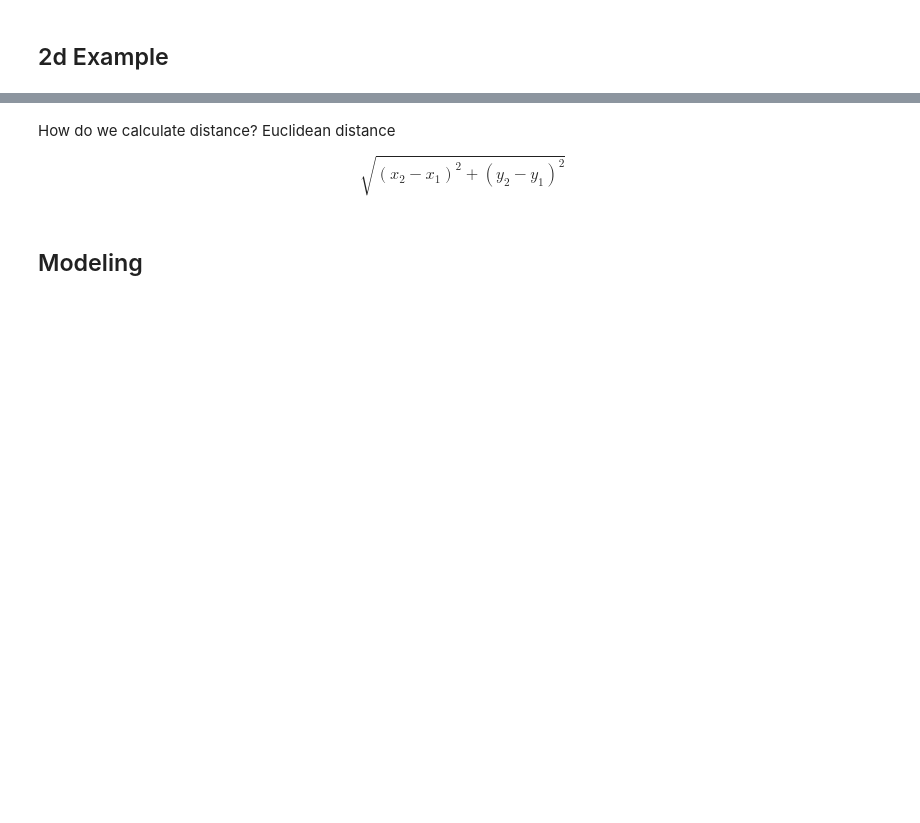
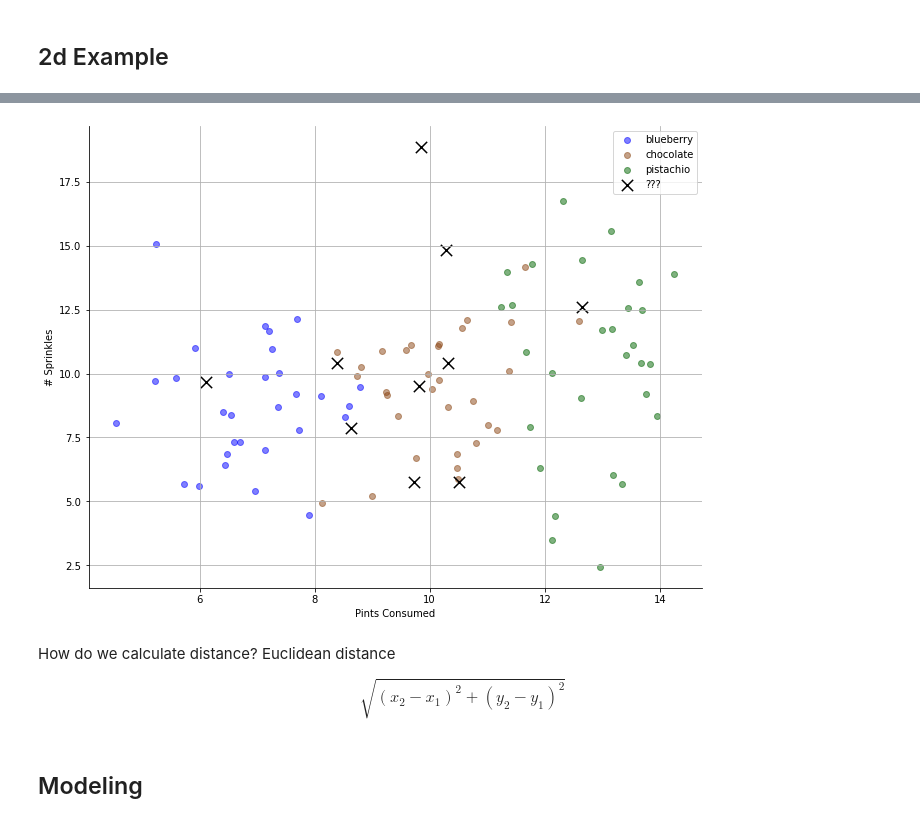
Before and after one commit to cindyvillanuevads/classification-exercises, a Jupyter notebook: knn_lesson.ipynb, the cells around one changed output, grey strips where cells are left out. Cells and saved outputs as stored; diff of their text form; code cells hidden in the pictures; blank space fills up the shorter version.

```diff
--- a/knn_lesson.ipynb
+++ b/knn_lesson.ipynb
@@ -84,3 +102,7 @@ util.plot_pints_and_sprinkles(train, test, plot_test=False)
+# %%
+util.plot_pints_and_sprinkles(train, test, plot_test=True)
+# %% [output]
+[figure, added]
 # %% [markdown]
 How do we calculate distance? Euclidean distance
 
```
Also changed, not shown: parts of 10 cells of this notebook.
